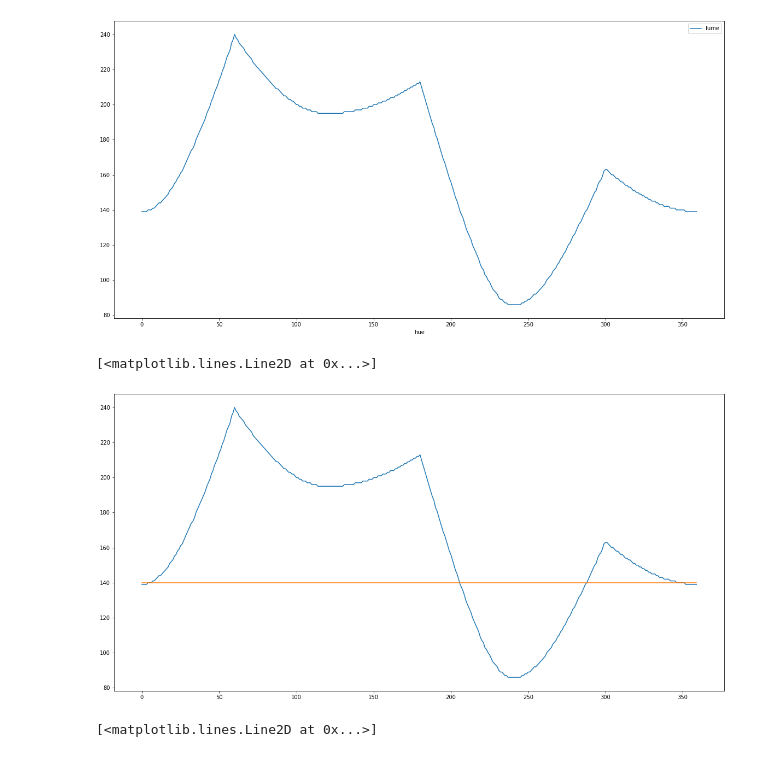
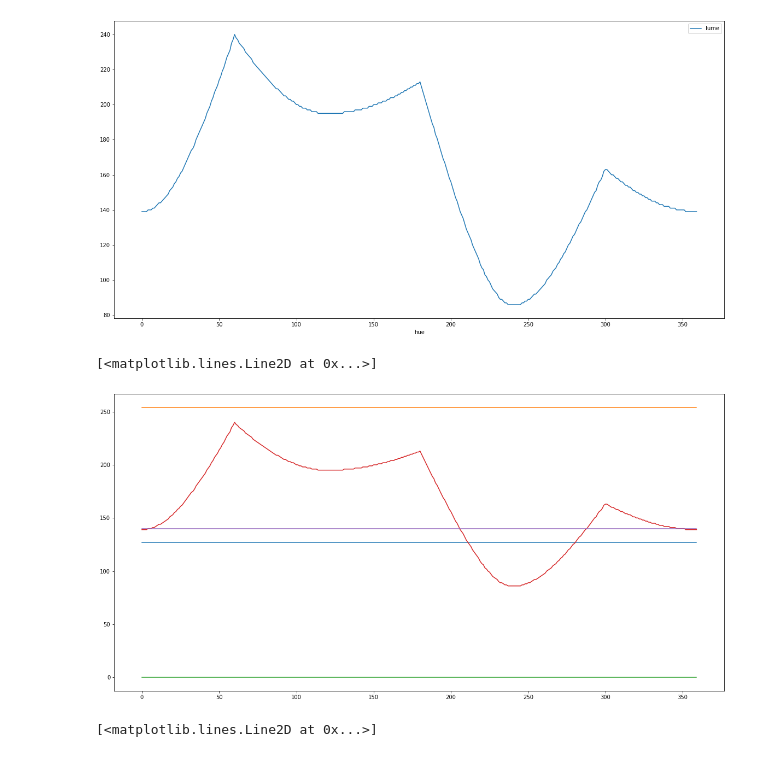
Before and after one commit to rockbeenorth/colorize, a Jupyter notebook: exponent.ipynb, the cells around one changed output. Cells and saved outputs as stored; diff of their text form; code cells hidden in the pictures.

Commit message:
notebook with graphs on color brightness

```diff
--- a/exponent.ipynb
+++ b/exponent.ipynb
@@ -154,23 +154,38 @@ SCALE_LIGHT = [98, 96, 94, 90, 86, 81, 74, 66, 55, 39]
 SCALE_DARK = [4, 6, 8, 12, 16, 21, 28, 36, 47, 63]
 # %%
 generator = gen_colors(100,50)
+white = gen_colors(100,100)
+black = gen_colors(0,0)
+grey = gen_colors(0,50)
 
 x1 = generator['hue']
 y1 = generator['lume']
+
+white_x = white['hue']
+white_y = white['lume']
+
+black_x = black['hue']
+black_y = black['lume']
+
+grey_x = grey['hue']
+grey_y = grey['lume']
 
 x2 = [i for i in range(360)]
 y2 = [THRESHOLD for i in range(0, 360)]
 
 # x3 = generator['hue']
 # y3 = [160 for i in range(0, 360)]
 
+plt.plot(grey_x, grey_y)
+plt.plot(white_x, white_y)
+plt.plot(black_x, black_y)
 plt.plot(x1, y1)
 plt.plot(x2, y2)
 # line
 # plt.plot(x3, y3)
 # %% [output]
 [<matplotlib.lines.Line2D at 0x...>]
-[figure, old version]
+[figure, new version]
 # %%
 def draw_light(s, l):
     generator = gen_colors(s,l)
```
